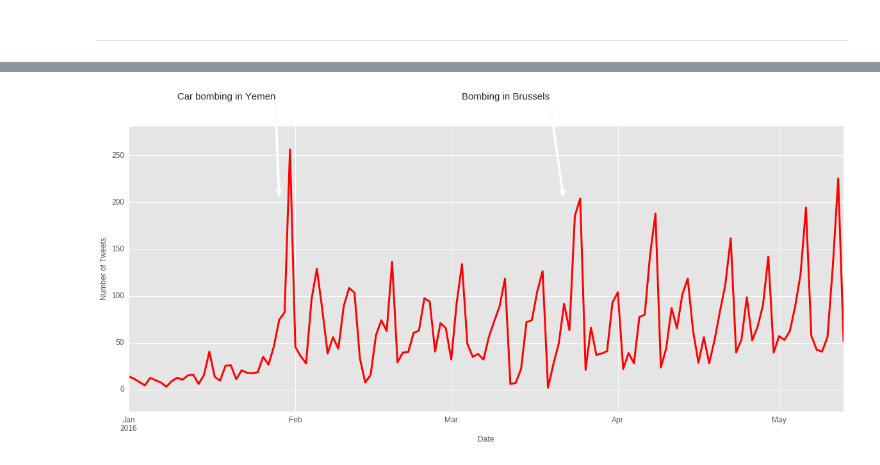
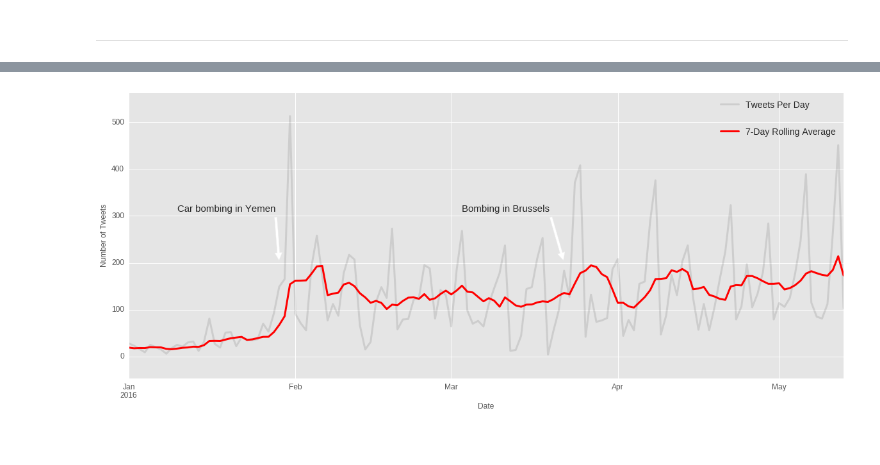
Before and after one commit to patricknieto/ISIS-Social-Network, a Jupyter notebook: ISIS_tweets.ipynb, the cells around one changed output, grey strips where cells are left out. Cells and saved outputs as stored; diff of their text form; code cells hidden in the pictures.

```diff
--- a/ISIS_tweets.ipynb
+++ b/ISIS_tweets.ipynb
@@ -456,0 +374,2 @@ for k in infoDict.keys():
+# %%
+df.time = pd.to_datetime(df.time)
@@ -457,2 +383,2 @@ for k in infoDict.keys():
 # %%
-perhr = df.set_index(pd.DatetimeIndex(df['time'])).resample('12H', how='count').resample('D', how='mean')
+perhr = df.set_index(df['time']).resample('D', how='count')
@@ -459,7 +390,10 @@ perhr = df.set_index(pd.DatetimeIndex(df['time'])).resample('12H', how='count').
 # %%
 fig, ax = plt.subplots(figsize = (20,8))
 
-perhr['2016-01-01':].numberstatuses.plot(ax = ax, color="r", fontsize=12)
+perhr['2016-01-01':].numberstatuses.interpolate(method='linear').plot(ax = ax, color="black", fontsize=12, alpha=0.1)
+pd.rolling_mean(perhr, window=7).tweets['2016-01-01':].plot(color ='r')
+
+#sns.timeseries(perhr, ax=ax)
 
 yemen = '2016-01-29'
 brussels = '2016-03-22'
@@ -479,33 +413,33 @@ brussels = '2016-03-22'
 #        markeredgewidth = 1.5
 #        )
 
 
 ax.annotate('Bombing in Brussels',xy=(brussels, 200),xytext=('2016-03-03', 310),
             arrowprops=dict(facecolor='white', shrink=0.05), size=15)
 
 ax.annotate('Car bombing in Yemen',xy=(yemen, 200),xytext=('2016-01-10', 310),
             arrowprops=dict(facecolor='white', shrink=0.05),size=15)
 
 ax.margins(None,0.1)
-# ax.legend(['Tweets','Car bomb in Yemen','Bombing in Brussels'], loc = 'upper left', bbox_to_anchor=(0, 0.9),
-#           numpoints = 1, labelspacing = 3.5, fontsize = 18)
+ax.legend(['Tweets Per Day','7-Day Rolling Average'], loc = 'upper right',
+           numpoints = 1, labelspacing = 2.0, fontsize = 14)
 ax.set_xlabel('Date')
 ax.set_ylabel('Number of Tweets')
 #ax.set_title('Frequency of ISIS Tweets in 2016')
 
 # ax.spines['bottom'].set_color('w')
 # ax.spines['top'].set_color('w')
 # ax.spines['right'].set_color('w')
 # ax.spines['left'].set_color('w')
 
 # ax.tick_params(axis='x', colors='w')
 # ax.tick_params(axis='y', colors='w')
 
 # ax.yaxis.label.set_color('w')
 # ax.xaxis.label.set_color('w')
 
 # ax.set_axis_bgcolor('w')
 fig.savefig('temp.png')
 plt.show()
 # %% [output]
-[figure, old version]
+[figure, new version]
```
Also changed, not shown: parts of 49 cells of this notebook, 1 other file.
